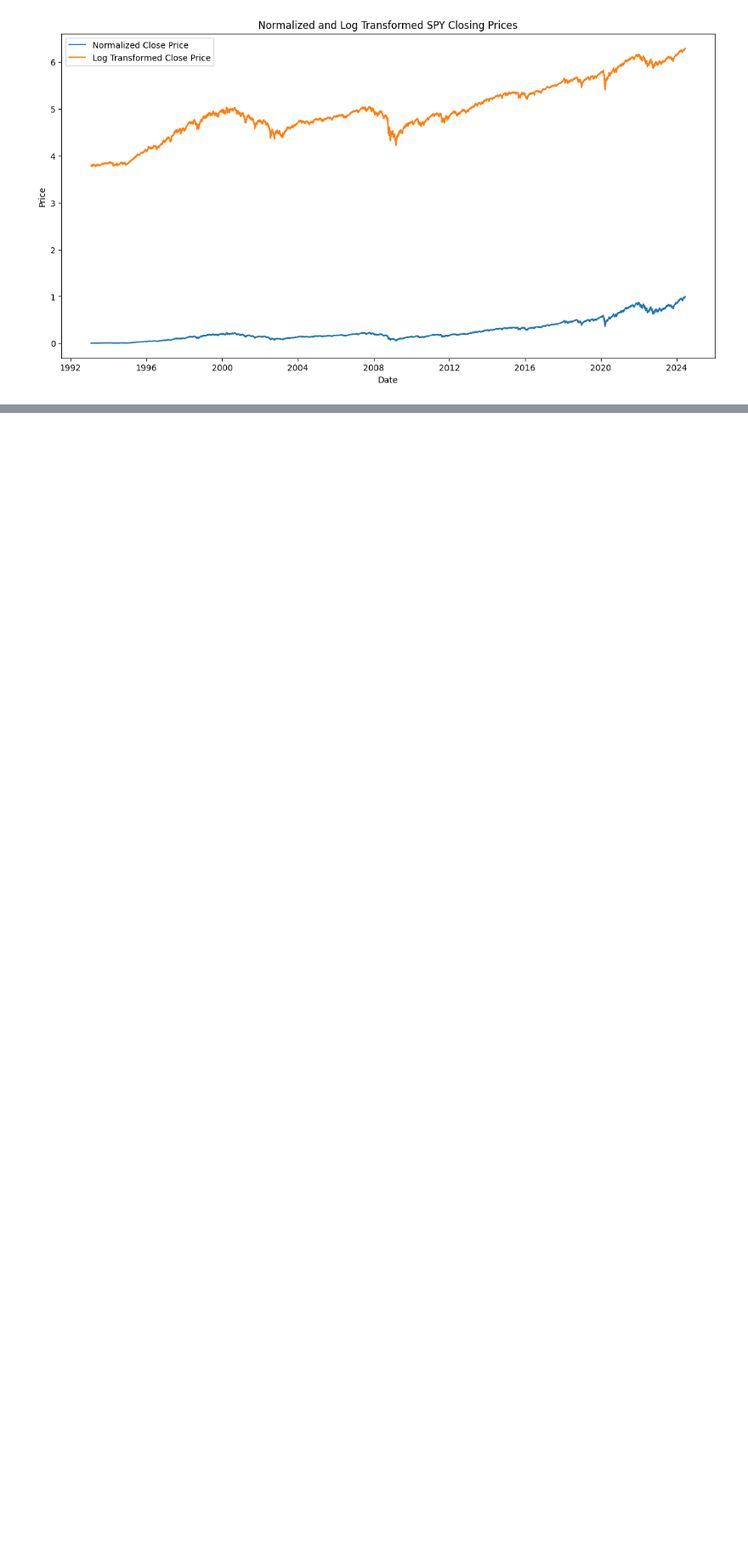
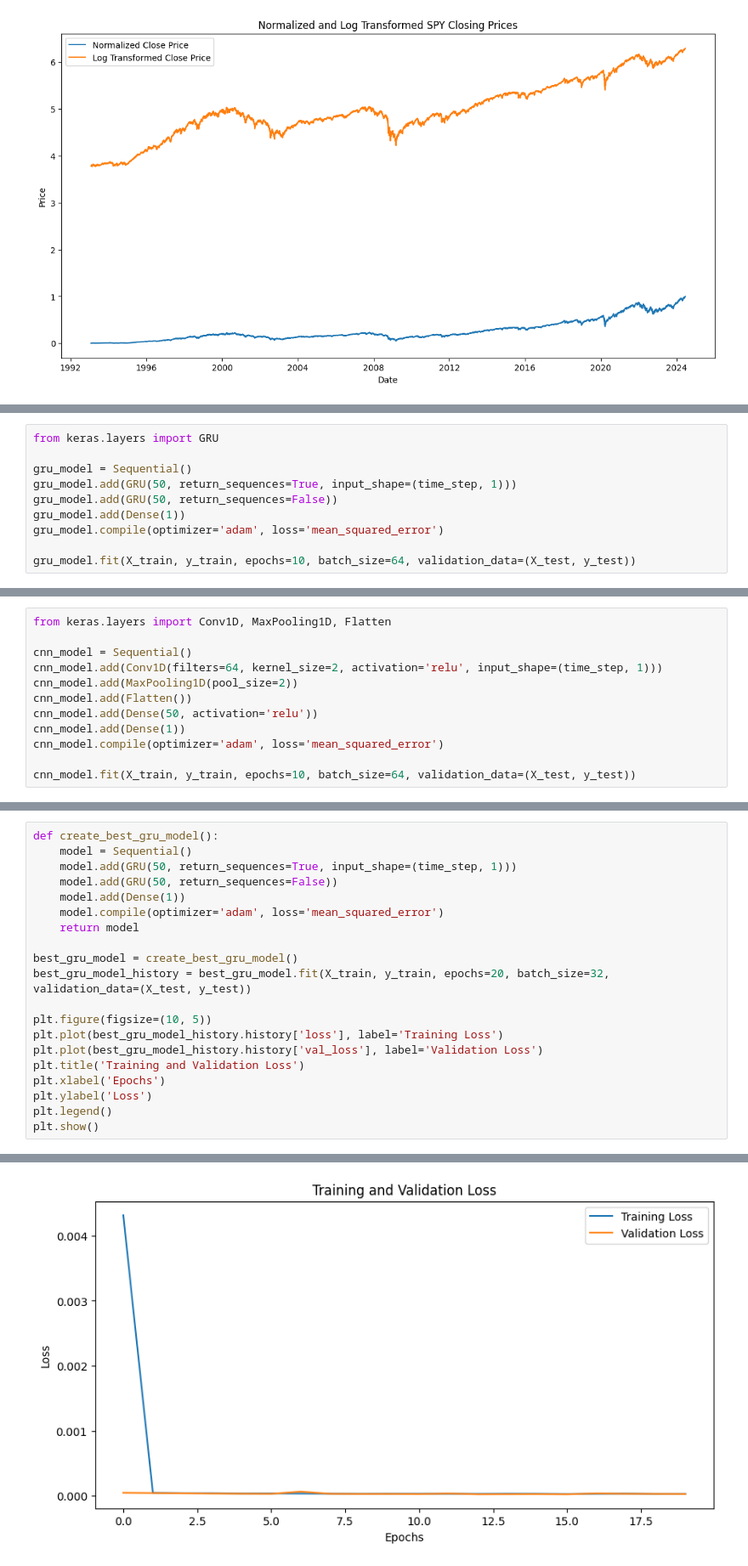
Before and after one commit to Karan-D-Software/Stock-Price-Prediction-Using-Deep-Learning, a Jupyter notebook: Project.ipynb, the cells around one changed output, grey strips where cells are left out. Shown at 85% size. Drawn from its saved outputs; the diff is of its cells as text; blank space fills up the shorter version.

```diff
--- a/Project.ipynb
+++ b/Project.ipynb
@@ -223,0 +380,10 @@ Based on this initial analysis, the data is ready for modeling. However, if need
+# %%
+from keras.layers import GRU
+
+gru_model = Sequential()
+gru_model.add(GRU(50, return_sequences=True, input_shape=(time_step, 1)))
+gru_model.add(GRU(50, return_sequences=False))
+gru_model.add(Dense(1))
+gru_model.compile(optimizer='adam', loss='mean_squared_error')
+
+gru_model.fit(X_train, y_train, epochs=10, batch_size=64, validation_data=(X_test, y_test))
@@ -223,0 +414,12 @@ Based on this initial analysis, the data is ready for modeling. However, if need
+# %%
+from keras.layers import Conv1D, MaxPooling1D, Flatten
+
+cnn_model = Sequential()
+cnn_model.add(Conv1D(filters=64, kernel_size=2, activation='relu', input_shape=(time_step, 1)))
+cnn_model.add(MaxPooling1D(pool_size=2))
+cnn_model.add(Flatten())
+cnn_model.add(Dense(50, activation='relu'))
+cnn_model.add(Dense(1))
+cnn_model.compile(optimizer='adam', loss='mean_squared_error')
+
+cnn_model.fit(X_train, y_train, epochs=10, batch_size=64, validation_data=(X_test, y_test))
@@ -223,0 +756,21 @@ Based on this initial analysis, the data is ready for modeling. However, if need
+# %%
+def create_best_gru_model():
+    model = Sequential()
+    model.add(GRU(50, return_sequences=True, input_shape=(time_step, 1)))
+    model.add(GRU(50, return_sequences=False))
+    model.add(Dense(1))
+    model.compile(optimizer='adam', loss='mean_squared_error')
+    return model
+
+best_gru_model = create_best_gru_model()
+best_gru_model_history = best_gru_model.fit(X_train, y_train, epochs=20, batch_size=32, validation_data=(X_test, y_test))
+
+plt.figure(figsize=(10, 5))
+plt.plot(best_gru_model_history.history['loss'], label='Training Loss')
+plt.plot(best_gru_model_history.history['val_loss'], label='Validation Loss')
+plt.title('Training and Validation Loss')
+plt.xlabel('Epochs')
+plt.ylabel('Loss')
+plt.legend()
+plt.show()
+# %% [output]
@@ -223,0 +795 @@ Based on this initial analysis, the data is ready for modeling. However, if need
+[figure, added]
```
Also changed, not shown: parts of 27 cells of this notebook, 6 other files.
